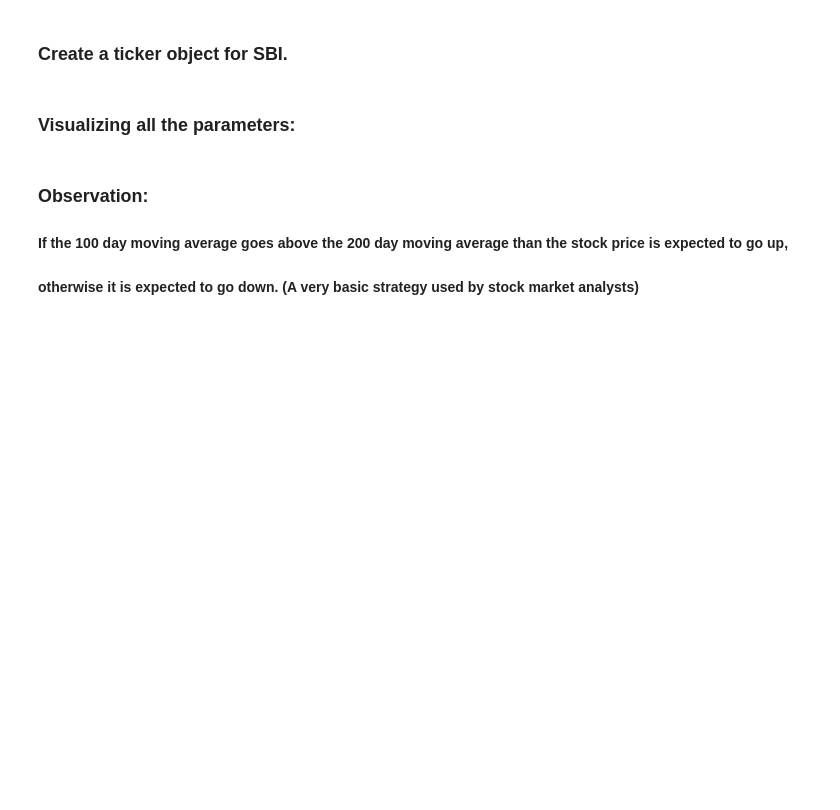
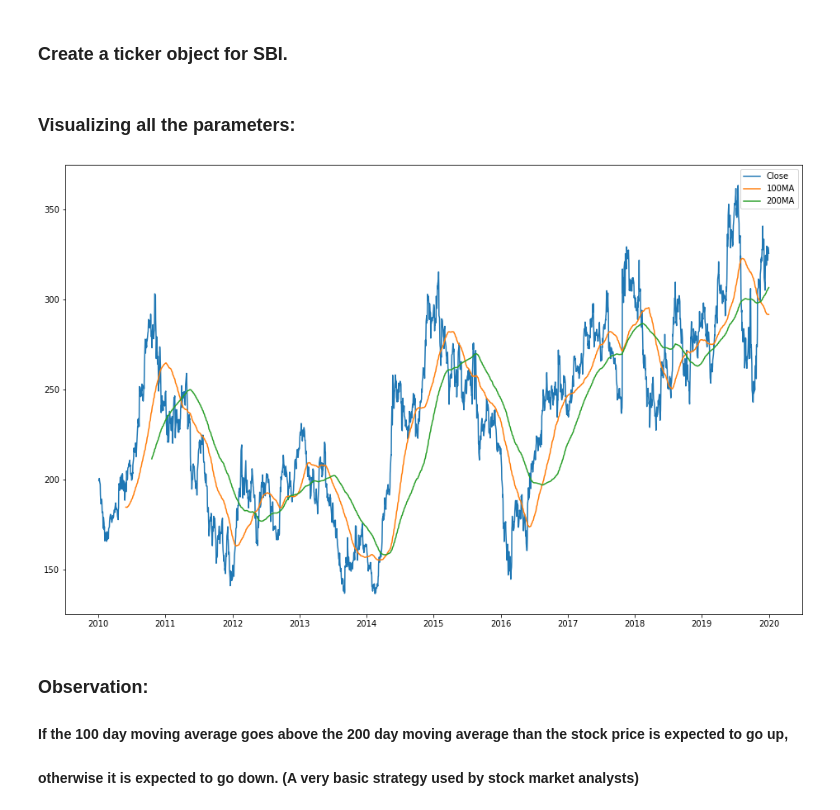
Before and after one commit to Ritesh7766/Stock-Trend-Prediction, a Jupyter notebook: trend_prediction.ipynb, the cells around one changed output. Saved outputs shown, nothing was run; the diff lists cells and outputs as text; code cells hidden in the pictures; blank space fills up the shorter version.

```diff
--- a/trend_prediction.ipynb
+++ b/trend_prediction.ipynb
@@ -111,11 +111,13 @@ plt.show()
 # %% [markdown]
 ### Visualizing all the parameters:
 # %%
-plt.plot(
+plt.plot(data.index, data['Close'], label = 'Close')
 plt.plot(data.index, data['100MA'], label = '100MA')
 plt.plot(data.index, data['200MA'], label = '200MA')
 plt.legend()
 plt.show()
+# %% [output]
+[figure, added]
 # %% [markdown]
 ### Observation:
 
```
